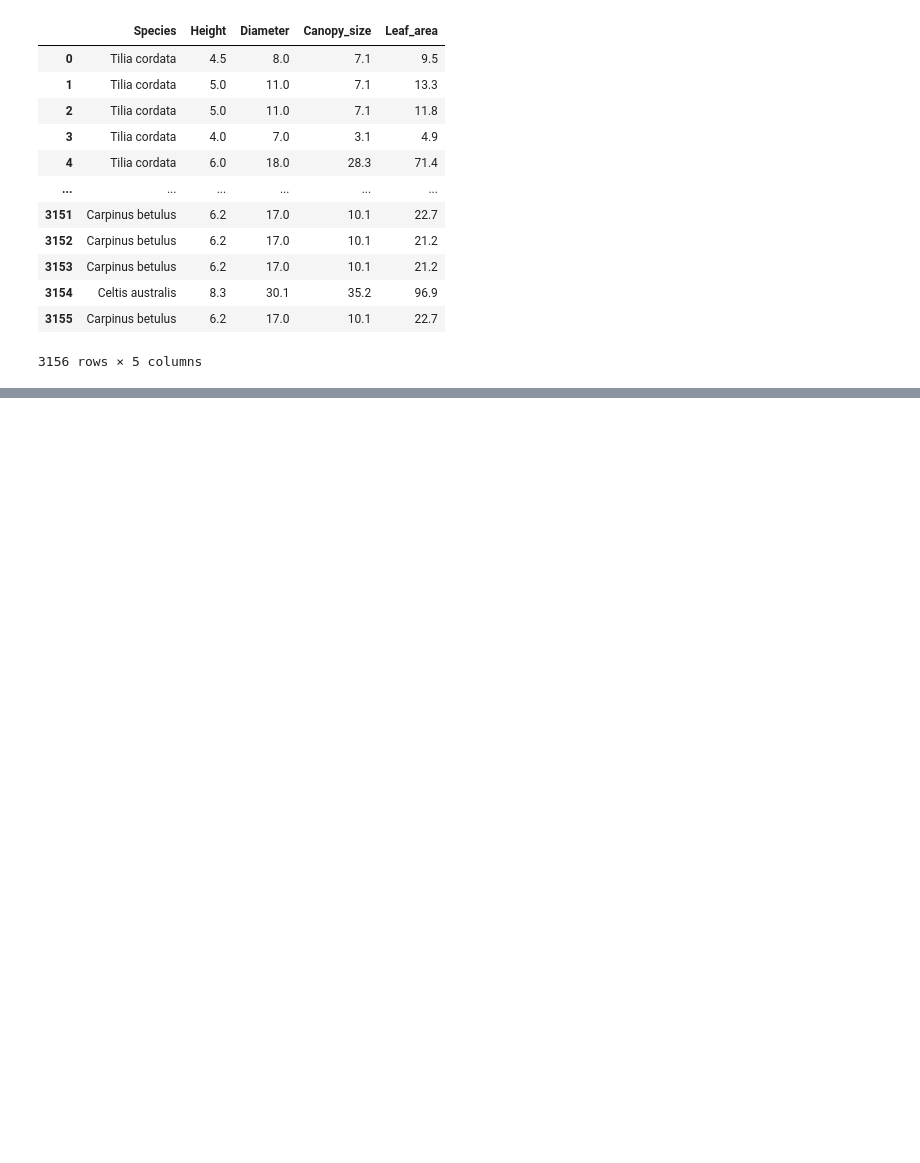
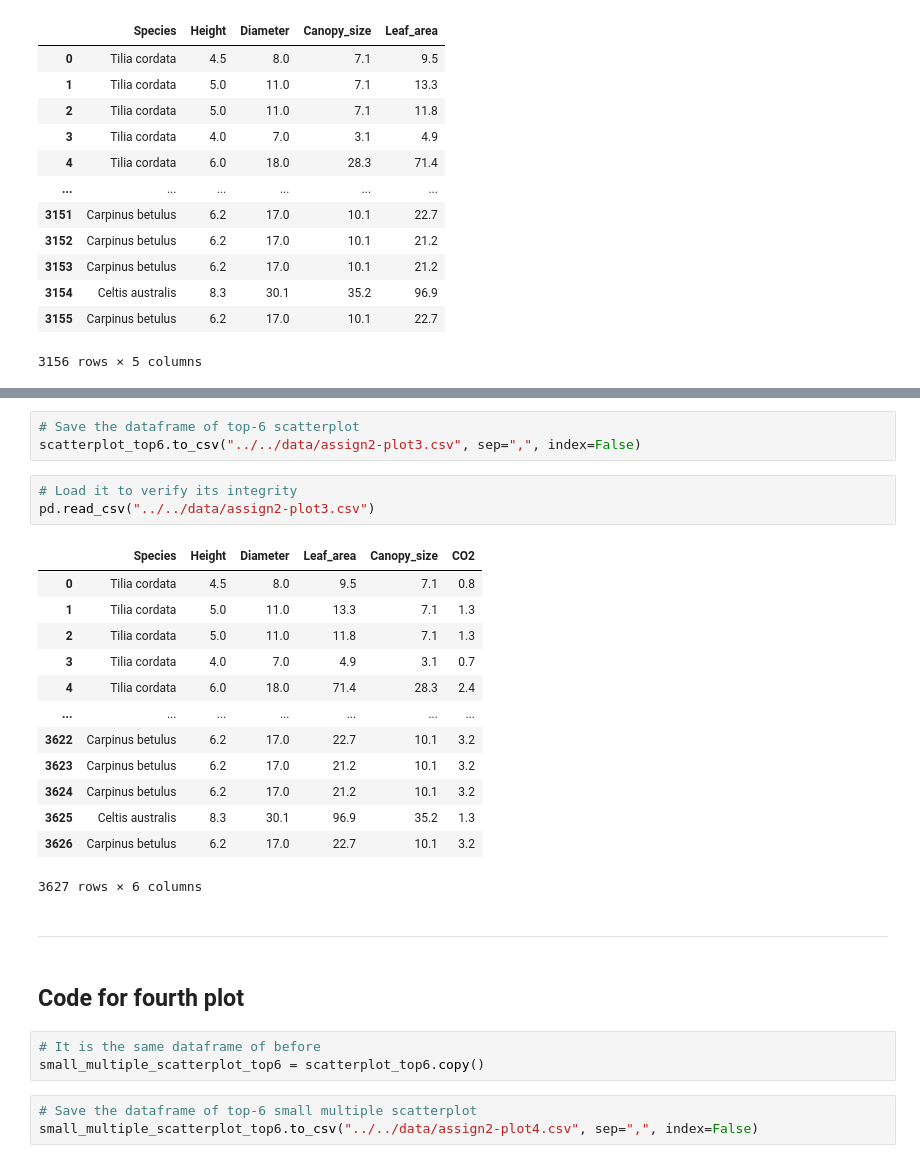
Before and after one commit to Liathan/Liathan.github.io, a Jupyter notebook: py_scripts/notebooks/assignment-2-code.ipynb, the cells around one changed output, grey strips where cells are left out. Drawn from its saved outputs; the diff is of its cells as text; blank space fills up the shorter version.

```diff
--- a/py_scripts/notebooks/assignment-2-code.ipynb
+++ b/py_scripts/notebooks/assignment-2-code.ipynb
@@ -292,0 +268,30 @@ pd.read_csv("../../data/assign2-plot5.csv")
+# %%
+# Save the dataframe of top-6 scatterplot
+scatterplot_top6.to_csv("../../data/assign2-plot3.csv", sep=",", index=False)
+# %%
+# Load it to verify its integrity
+pd.read_csv("../../data/assign2-plot3.csv")
+# %% [output]
+|  | Species | Height | Diameter | Leaf_area | Canopy_size | CO2 |
+| 0 | Tilia cordata | 4.5 | 8.0 | 9.5 | 7.1 | 0.8 |
+| 1 | Tilia cordata | 5.0 | 11.0 | 13.3 | 7.1 | 1.3 |
+| 2 | Tilia cordata | 5.0 | 11.0 | 11.8 | 7.1 | 1.3 |
+| 3 | Tilia cordata | 4.0 | 7.0 | 4.9 | 3.1 | 0.7 |
+| 4 | Tilia cordata | 6.0 | 18.0 | 71.4 | 28.3 | 2.4 |
+| ... | ... | ... | ... | ... | ... | ... |
+| 3622 | Carpinus betulus | 6.2 | 17.0 | 22.7 | 10.1 | 3.2 |
+| 3623 | Carpinus betulus | 6.2 | 17.0 | 21.2 | 10.1 | 3.2 |
+| 3624 | Carpinus betulus | 6.2 | 17.0 | 21.2 | 10.1 | 3.2 |
+| 3625 | Celtis australis | 8.3 | 30.1 | 96.9 | 35.2 | 1.3 |
+| 3626 | Carpinus betulus | 6.2 | 17.0 | 22.7 | 10.1 | 3.2 |
+3627 rows × 6 columns
+# %% [markdown]
+---
+# %% [markdown]
+## Code for fourth plot
+# %%
+# It is the same dataframe of before
+small_multiple_scatterplot_top6 = scatterplot_top6.copy()
+# %%
+# Save the dataframe of top-6 small multiple scatterplot
+small_multiple_scatterplot_top6.to_csv("../../data/assign2-plot4.csv", sep=",", index=False)
```
Also changed, not shown: parts of 29 cells of this notebook, 3 other files.
